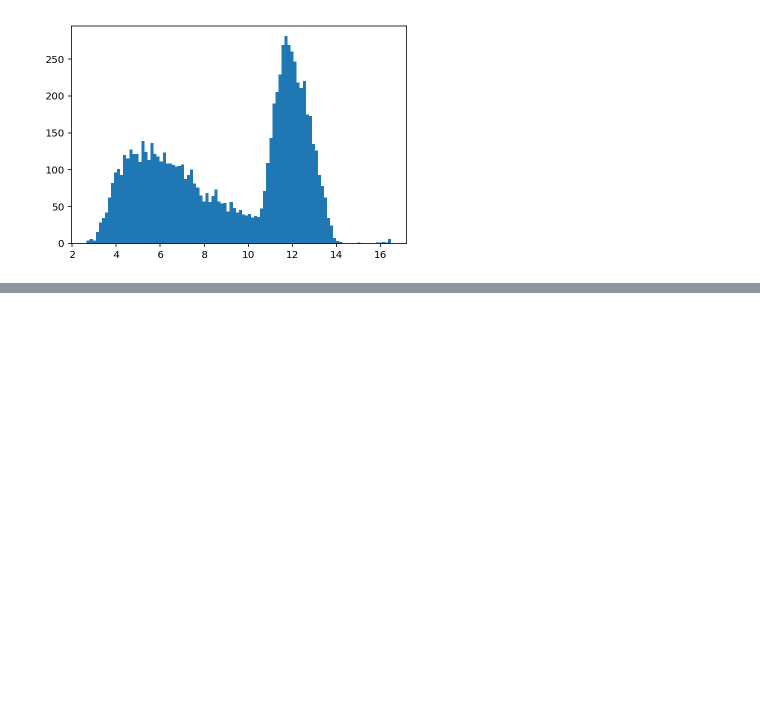
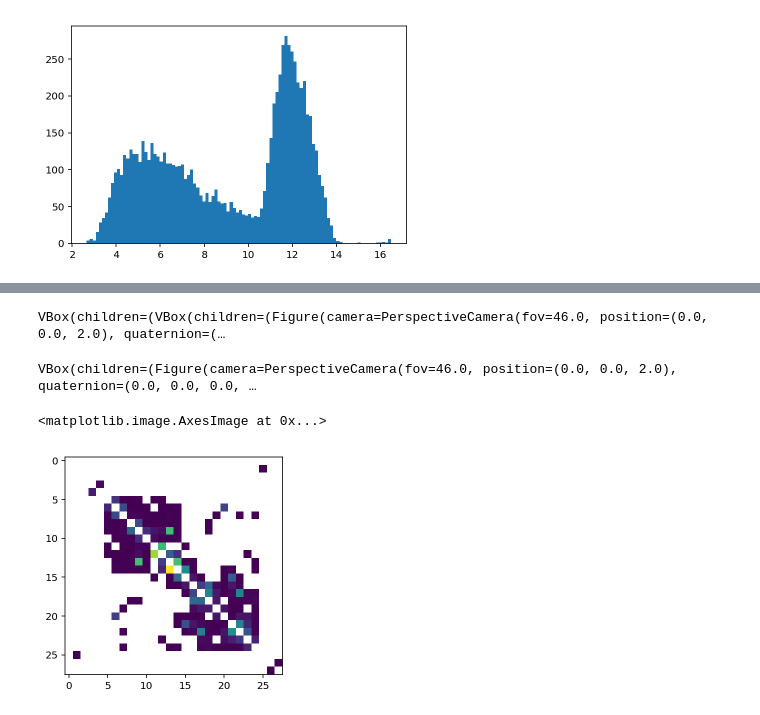
Before and after one commit to linnarsson-lab/adult-human-brain, a Jupyter notebook: notebooks/TimeDilationInference.ipynb, the cells around one changed output, grey strips where cells are left out. Saved outputs shown, nothing was run; the diff lists cells and outputs as text; code cells hidden in the pictures; blank space fills up the shorter version.

```diff
--- a/notebooks/TimeDilationInference.ipynb
+++ b/notebooks/TimeDilationInference.ipynb
@@ -345,0 +395,76 @@ with loompy.connect("/Users/stelin/dh_20170213/L1_Cortex_8w_2.loom") as ds:
+# %%
+import ipyvolume as ipv
+from sklearn.decomposition import PCA
+import numpy as np
+f = "/Users/stelin/build_20181213/L2_Cerebellum_Neural.loom"
+with loompy.connect(f) as ds:
+    colors = cg.colorize(ds.ca.Clusters)
+    clusters = [4,5,9,10,11]
+    cells = np.where(np.isin(ds.ca.Clusters, clusters))[0]
+    rnn = ds.col_graphs.RNN
+    edges = np.isin(rnn.row, cells) & np.isin(rnn.col, cells)
+    (a, b) = (rnn.row[edges], rnn.col[edges])
+    #sdata = ds["spliced_exp"][ds.ra.Selected == 1, :]
+    #vdata = ds["velocity"][ds.ra.Selected == 1, :]
+    s = sdata[:, cells].T
+    v = vdata[:, cells].T
+    pca_transformer = PCA(n_components=3).fit(np.log(s+1))
+    pca = pca_transformer.transform(np.log(s+1))
+    xpca = pca_transformer.transform(np.log(s + v + 1)) - pca
+    x,y,z = pca[:,0], pca[:,1], pca[:,2]
+    u,v,w = xpca[:,0], xpca[:,1], xpca[:,2]
+
+selected = np.random.randint(0, 1000, 100)
+ipv.figure()
+quiver = ipv.quiver(x, y, z, u, v, w, color=colors[cells], size=3)
+
+from ipywidgets import FloatSlider, ColorPicker, VBox, jslink
+size = FloatSlider(min=0, max=30, step=0.1)
+size_selected = FloatSlider(min=0, max=30, step=0.1)
+color = ColorPicker()
+color_selected = ColorPicker()
+jslink((quiver, 'size'), (size, 'value'))
+jslink((quiver, 'size_selected'), (size_selected, 'value'))
+jslink((quiver, 'color'), (color, 'value'))
+jslink((quiver, 'color_selected'), (color_selected, 'value'))
+VBox([ipv.gcc(), size, size_selected, color, color_selected])
+# %% [output]
+VBox(children=(VBox(children=(Figure(camera=PerspectiveCamera(fov=46.0, position=(0.0, 0.0, 2.0), quaternion=(…
+# %%
+import ipyvolume as ipv
+
+f = "/Users/stelin/build_20181213/L2_Cerebellum_Neural.loom"
+#f = "/Users/stelin/dh_20170213/L1_Mouse_Forebrain_E9_11.loom"
+with loompy.connect(f) as ds:
+    colors = cg.colorize(ds.ca.Clusters)
+    umap = ds.ca.UMAP3D
+    x,y,z = umap[:,0], umap[:,1], umap[:,2]
+
+ipv.figure()
+ipv.scatter(x, y, z, color=colors, size=10, marker="point_2d")
+ipv.gcc()
+# %% [output]
+VBox(children=(Figure(camera=PerspectiveCamera(fov=46.0, position=(0.0, 0.0, 2.0), quaternion=(0.0, 0.0, 0.0, …
+# %%
+from copy import copy
+f = "/Users/stelin/build_20181213/L1_Cerebellum.loom"
+with loompy.connect(f) as ds:
+    n_clusters = ds.ca.Clusters.max() + 1
+    labels = ds.ca.Clusters
+    n_cells = ds.shape[1]
+    rnn = ds.col_graphs.RNN
+    a, b = labels[rnn.row], labels[rnn.col]
+    m = np.zeros((n_clusters, n_clusters))
+    for i in range(n_clusters):
+        for j in range(n_clusters):
+            if i == j:
+                continue
+            m[i, j] = ((a == i) & (b == j)).sum()
+palette = copy(plt.cm.viridis)
+palette.set_over('r', 1.0)
+palette.set_under('white', 1.0)
+palette.set_bad('b', 1.0)
+plt.imshow(m, vmin=0.1, cmap=palette)
+# %% [output]
+<matplotlib.image.AxesImage at 0x...>
+[figure, added]
```
Also changed, not shown: parts of 16 cells of this notebook, 2 other files.
